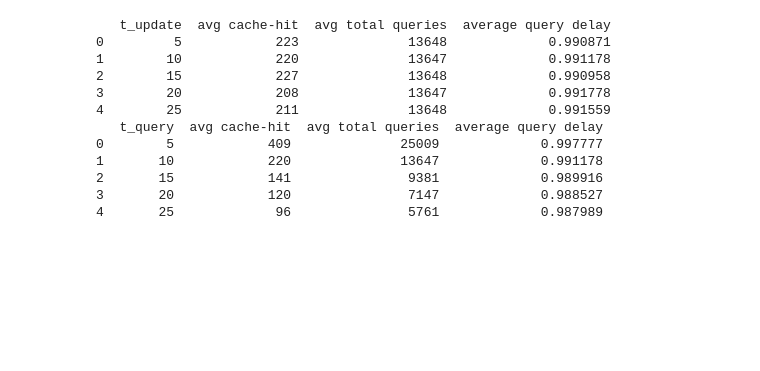
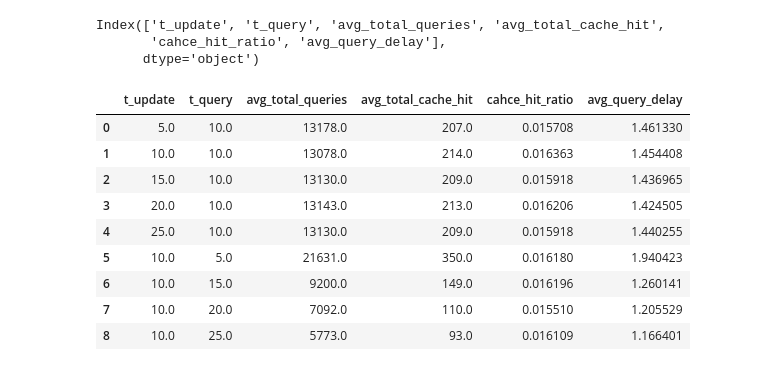
Before and after one commit to sayederfanarefin/csim, a Jupyter notebook: project 3/Result graphs - sim time = 150000.0.ipynb, the cells around one changed output. Saved outputs shown, nothing was run; the diff lists cells and outputs as text; code cells hidden in the pictures; blank space fills up the shorter version.

```diff
--- a/project 3/Result graphs - sim time = 150000.0.ipynb
+++ b/project 3/Result graphs - sim time = 150000.0.ipynb
@@ -7,27 +7,37 @@ from matplotlib.ticker import MaxNLocator
 # %%
 
 # initialize list of lists
-data1and3 = [[5, 223, 13648, 0.990871], [10, 220, 13647, 0.991178], [15, 227, 13648, 0.990958], [20, 208, 13647, 0.991778], [25, 211, 13648, 0.991559]]
-data2 = [[5, 409, 25009, 0.997777], [10, 220, 13647, 0.991178], [15, 141, 9381, 0.989916], [20, 120, 7147, 0.988527], [25, 96, 5761, 0.987989]]
+# data1and3 = [[5, 223, 13648, 0.990871], [10, 220, 13647, 0.991178], [15, 227, 13648, 0.990958], [20, 208, 13647, 0.991778], [25, 211, 13648, 0.991559]]
+# data2 = [[5, 409, 25009, 0.997777], [10, 220, 13647, 0.991178], [15, 141, 9381, 0.989916], [20, 120, 7147, 0.988527], [25, 96, 5761, 0.987989]]
 
-# Create the pandas DataFrame
-df1and3 = pd.DataFrame(data1and3, columns=['t_update', 'avg cache-hit', 'avg total queries', 'average query delay'])
-df2 = pd.DataFrame(data2, columns=['t_query', 'avg cache-hit', 'avg total queries', 'average query delay'])
+# # Create the pandas DataFrame
+# df1and3 = pd.DataFrame(data1and3, columns=['t_update', 'avg cache-hit', 'avg total queries', 'average query delay'])
+# df2 = pd.DataFrame(data2, columns=['t_query', 'avg cache-hit', 'avg total queries', 'average query delay'])
 
 
-print (df1and3)
-print (df2)
+# print (df1and3)
+# print (df2)
+
+df = pd.read_csv('results.csv')
+
+# fixed t_update = 10
+df.columns = df.columns.str.replace(' ', '')
+print (df.columns)
+
+df["cahce_hit_ratio"] = (df["avg_total_cache_hit"] / df["avg_total_queries"])
+df
 # %% [output]
-   t_update  avg cache-hit  avg total queries  average query delay
-0         5            223              13648             0.990871
-1        10            220              13647             0.991178
-2        15            227              13648             0.990958
-3        20            208              13647             0.991778
-4        25            211              13648             0.991559
-   t_query  avg cache-hit  avg total queries  average query delay
-0        5            409              25009             0.997777
-1       10            220              13647             0.991178
-2       15            141               9381             0.989916
-3       20            120               7147             0.988527
-4       25             96               5761             0.987989
+Index(['t_update', 't_query', 'avg_total_queries', 'avg_total_cache_hit',
+       'cahce_hit_ratio', 'avg_query_delay'],
+      dtype='object')
+|  | t_update | t_query | avg_total_queries | avg_total_cache_hit | cahce_hit_ratio | avg_query_delay |
+| 0 | 5.0 | 10.0 | 13178.0 | 207.0 | 0.015708 | 1.461330 |
+| 1 | 10.0 | 10.0 | 13078.0 | 214.0 | 0.016363 | 1.454408 |
+| 2 | 15.0 | 10.0 | 13130.0 | 209.0 | 0.015918 | 1.436965 |
+| 3 | 20.0 | 10.0 | 13143.0 | 213.0 | 0.016206 | 1.424505 |
+| 4 | 25.0 | 10.0 | 13130.0 | 209.0 | 0.015918 | 1.440255 |
+| 5 | 10.0 | 5.0 | 21631.0 | 350.0 | 0.016180 | 1.940423 |
+| 6 | 10.0 | 15.0 | 9200.0 | 149.0 | 0.016196 | 1.260141 |
+| 7 | 10.0 | 20.0 | 7092.0 | 110.0 | 0.015510 | 1.205529 |
+| 8 | 10.0 | 25.0 | 5773.0 | 93.0 | 0.016109 | 1.166401 |
 # %%
```
Also changed, not shown: parts of 4 cells of this notebook, 8 other files.
